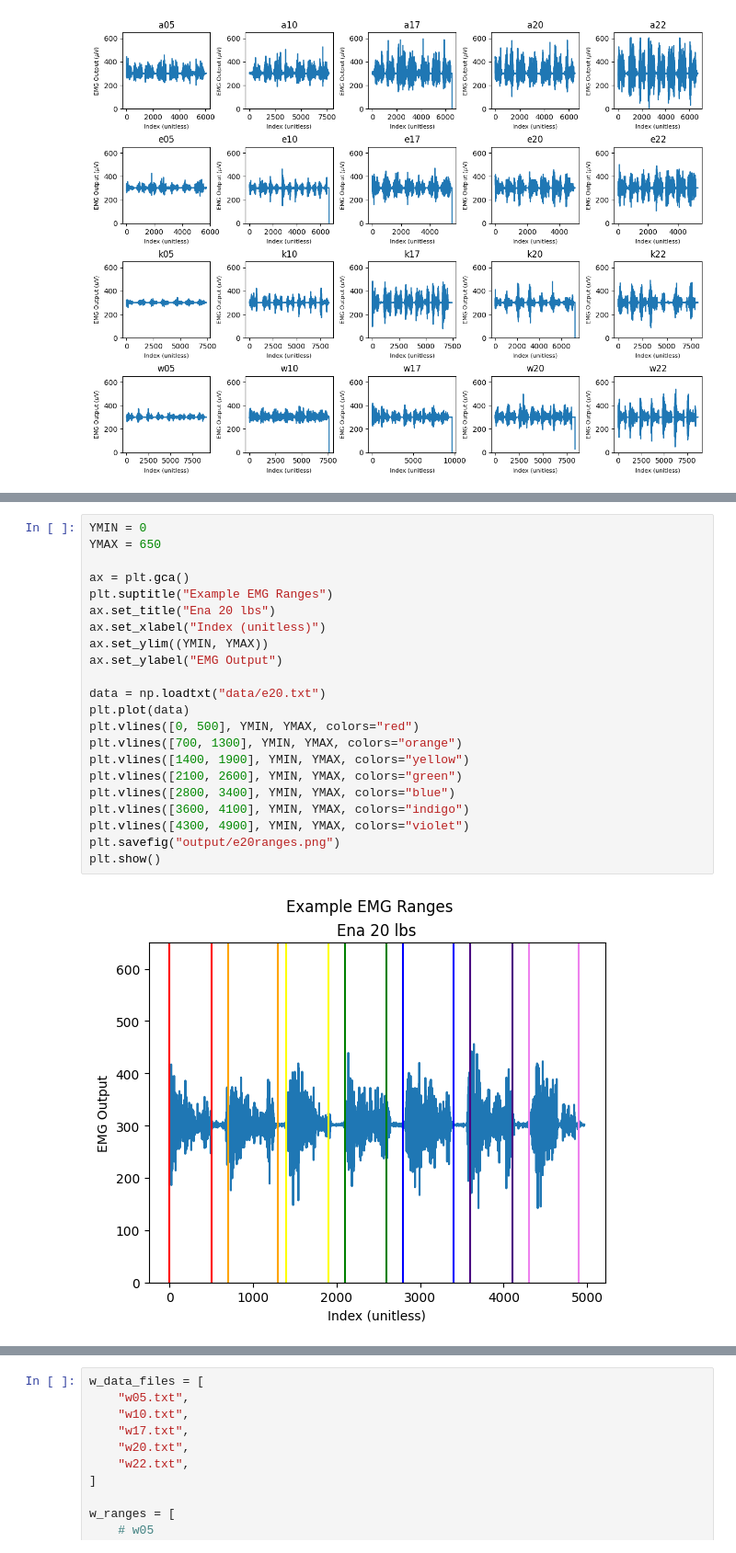
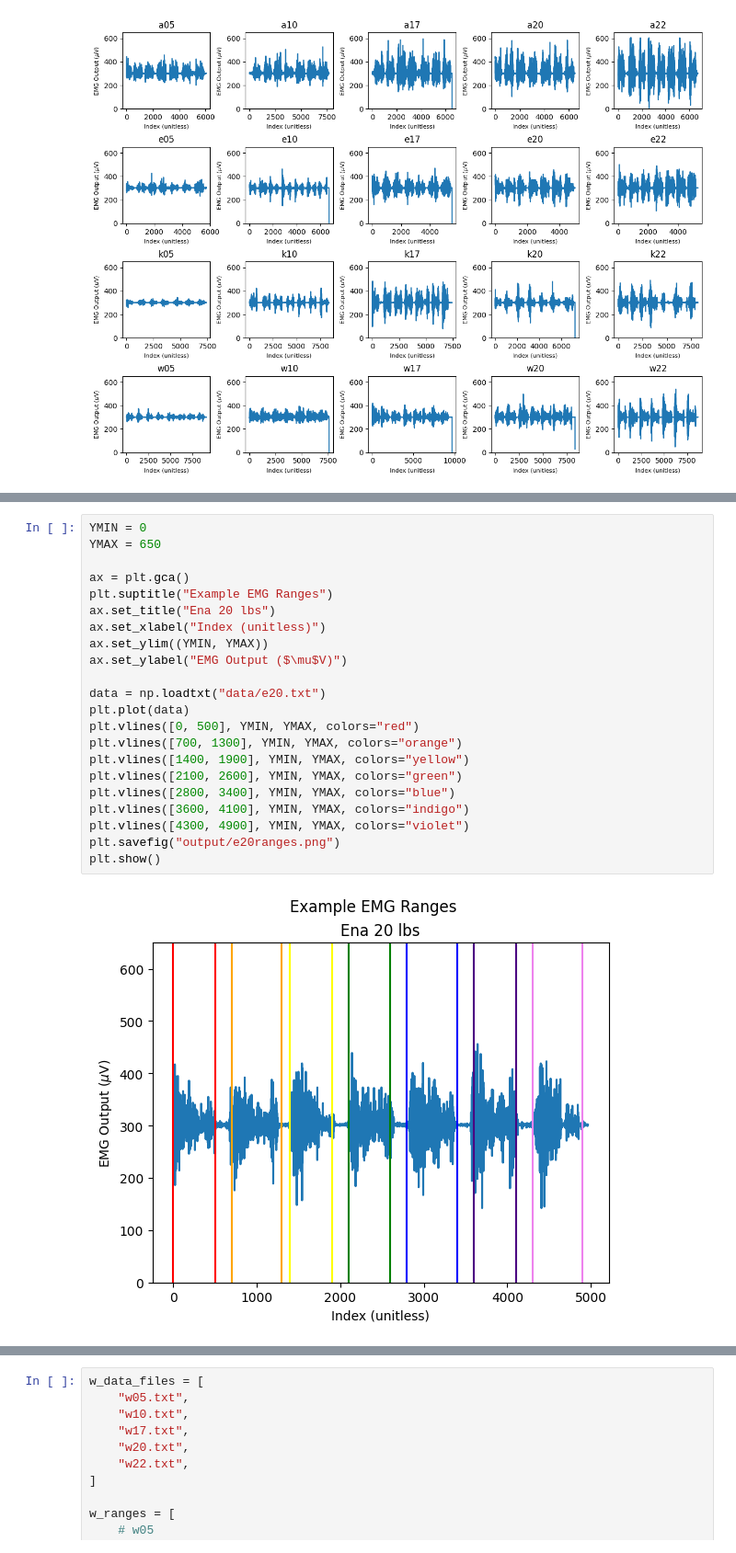
Before and after one commit to nouturnsign/physemg, a Jupyter notebook: preanalysis.ipynb, the cells around one changed output, grey strips where cells are left out. Shown: that part at 92% size. Drawn from its saved outputs; the diff is of its cells as text.

Commit message:
Add microvolts to ylabels

```diff
--- a/preanalysis.ipynb
+++ b/preanalysis.ipynb
@@ -62,27 +62,27 @@ plt.show()
 # %%
 YMIN = 0
 YMAX = 650
 
 ax = plt.gca()
 plt.suptitle("Example EMG Ranges")
 ax.set_title("Ena 20 lbs")
 ax.set_xlabel("Index (unitless)")
 ax.set_ylim((YMIN, YMAX))
-ax.set_ylabel("EMG Output")
+ax.set_ylabel("EMG Output ($\mu$V)")
 
 data = np.loadtxt("data/e20.txt")
 plt.plot(data)
 plt.vlines([0, 500], YMIN, YMAX, colors="red")
 plt.vlines([700, 1300], YMIN, YMAX, colors="orange")
 plt.vlines([1400, 1900], YMIN, YMAX, colors="yellow")
 plt.vlines([2100, 2600], YMIN, YMAX, colors="green")
 plt.vlines([2800, 3400], YMIN, YMAX, colors="blue")
 plt.vlines([3600, 4100], YMIN, YMAX, colors="indigo")
 plt.vlines([4300, 4900], YMIN, YMAX, colors="violet")
 plt.savefig("output/e20ranges.png")
 plt.show()
 # %% [output]
-[figure, old version]
+[figure, new version]
 # %%
 YMIN = 0
 YMAX = 650
```
Also changed, not shown: parts of 2 cells of this notebook, 3 other files.
